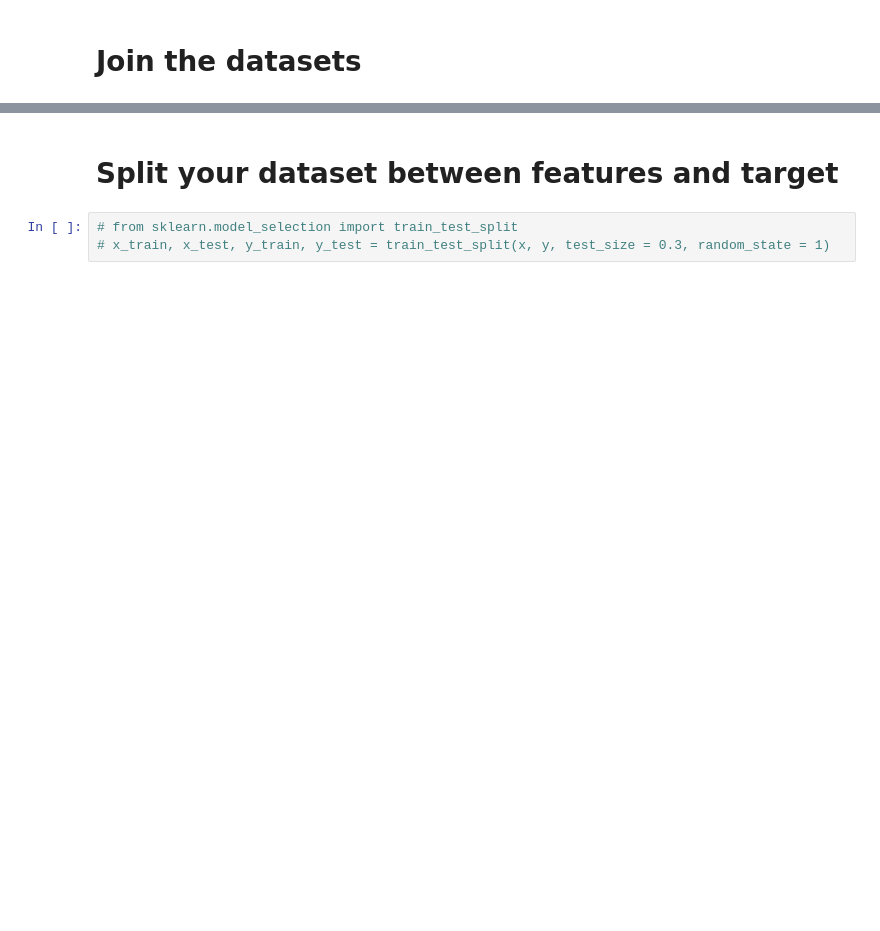
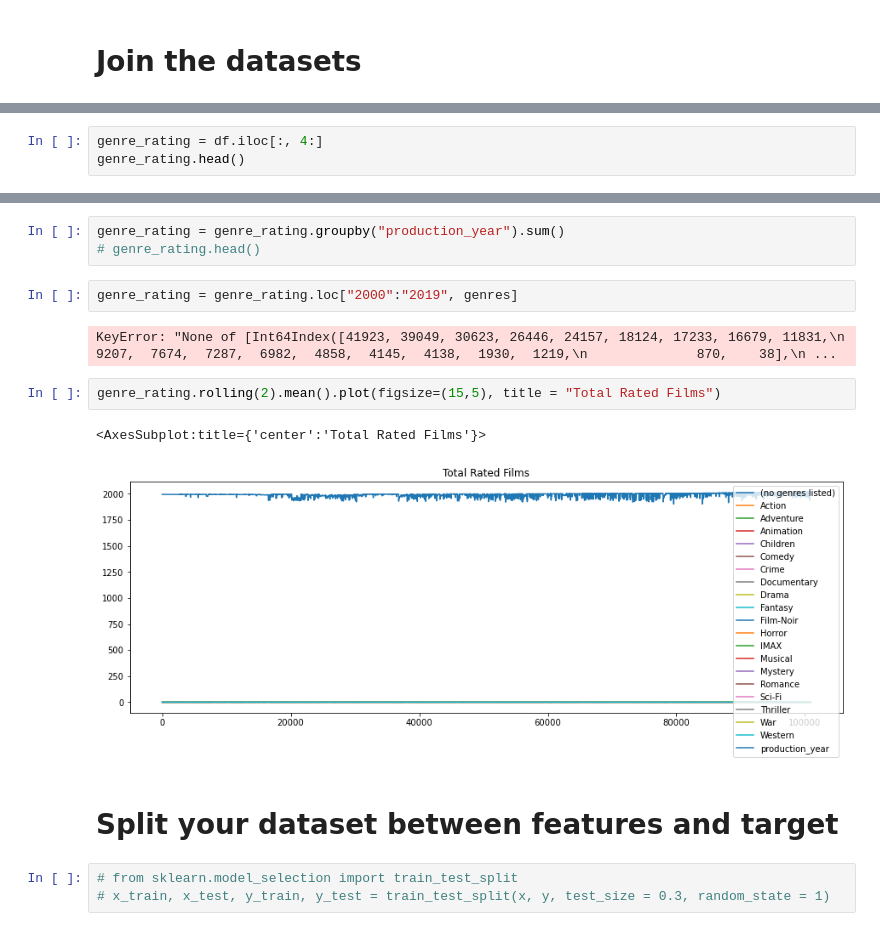
Before and after one commit to cynos1/Data-Analysis, a Jupyter notebook: Movie recommender with Naive baiyes.ipynb, the cells around one changed output, grey strips where cells are left out. Cells and saved outputs as stored; diff of their text form; blank space fills up the shorter version.

```diff
--- a/Movie recommender with Naive baiyes.ipynb
+++ b/Movie recommender with Naive baiyes.ipynb
@@ -144,0 +402,3 @@ clean_movie_ratings.head()
+# %%
+genre_rating = df.iloc[:, 4:]
+genre_rating.head()
@@ -145,3 +413,15 @@ clean_movie_ratings.head()
+# %%
+genre_rating = genre_rating.groupby("production_year").sum()
+# genre_rating.head()
+# %%
+genre_rating = genre_rating.loc["2000":"2019", genres]
+# %% [output]
+KeyError: "None of [Int64Index([41923, 39049, 30623, 26446, 24157, 18124, 17233, 16679, 11831,\n             9207,  7674,  7287,  6982,  4858,  4145,  4138,  1930,  1219,\n              870,    38],\n ...
+# %%
+genre_rating.rolling(2).mean().plot(figsize=(15,5), title = "Total Rated Films")
+# %% [output]
+<AxesSubplot:title={'center':'Total Rated Films'}>
+[figure, added]
 # %% [markdown]
 # Split your dataset between features and target
 # %%
```
Also changed, not shown: parts of 36 cells of this notebook, 10 other files.
